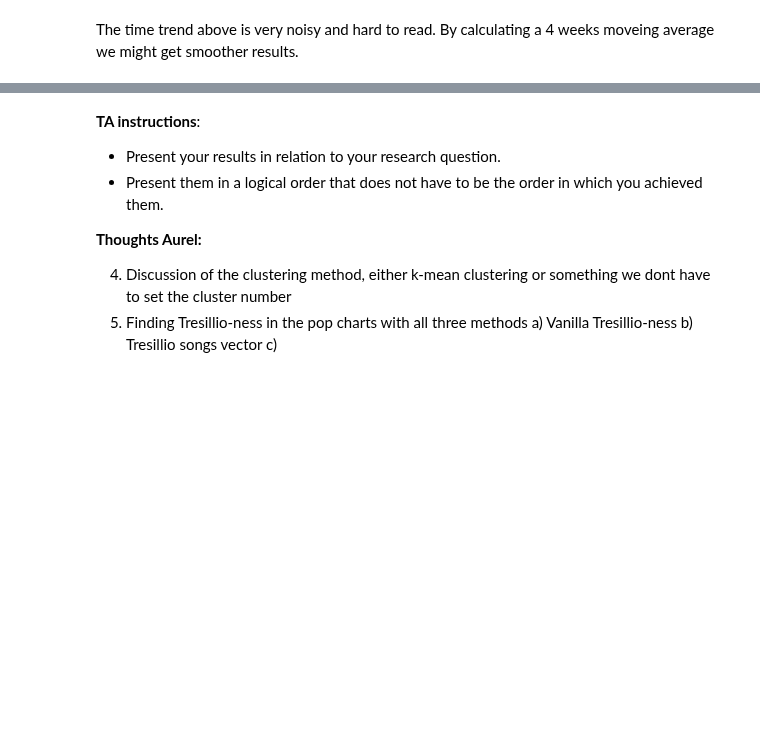
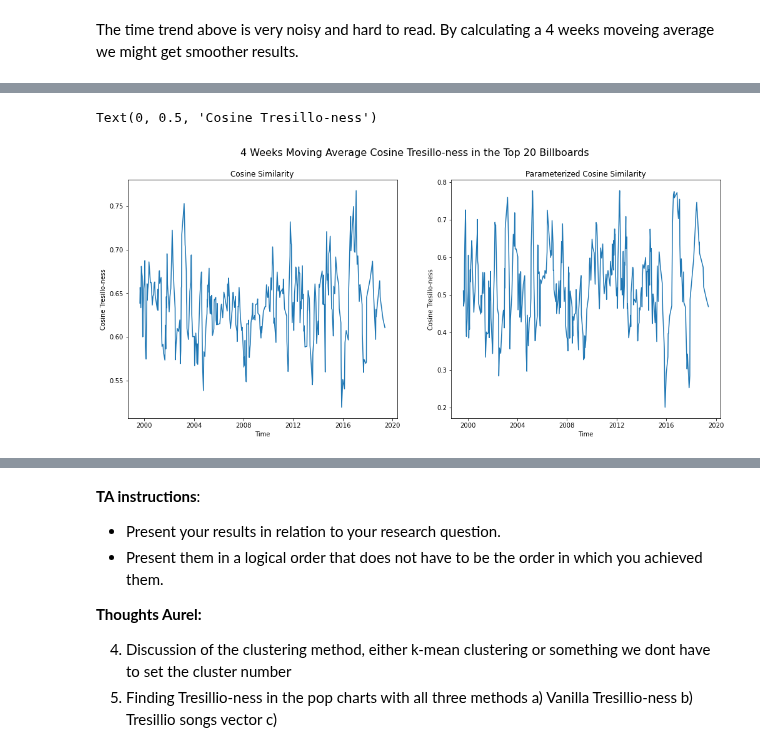
Before and after one commit to pushkarjajoria/Tresillo, a Jupyter notebook: src/milestone_3_sugessted_structure.ipynb, the cells around one changed output, grey strips where cells are left out. Cells and saved outputs as stored; diff of their text form; code cells hidden in the pictures; blank space fills up the shorter version.

```diff
--- a/src/milestone_3_sugessted_structure.ipynb
+++ b/src/milestone_3_sugessted_structure.ipynb
@@ -662,0 +680,19 @@ Text(0, 0.5, 'Cosine Tresillo-ness')
+# %%
+df_bilboard_merged_weekly['rolling_mean'] = df_bilboard_merged_weekly.iloc[:,1].rolling(window=4).mean()
+df_bilboard_merged_weekly_model['rolling_mean'] = df_bilboard_merged_weekly_model.iloc[:,1].rolling(window=4).mean()
+
+fig, (ax1, ax2) = plt.subplots(1, 2)
+fig.set_figheight(7)
+fig.set_figwidth(17)
+fig.suptitle('4 Weeks Moving Average Cosine Tresillo-ness in the Top 20 Billboards', fontsize=16)
+ax1.plot(pd.to_datetime(df_bilboard_merged_weekly.Week), df_bilboard_merged_weekly['rolling_mean'])
+ax1.set_title('Cosine Similarity')
+ax1.set_xlabel('Time')
+ax1.set_ylabel('Cosine Tresillo-ness')
+ax2.plot(pd.to_datetime(df_bilboard_merged_weekly_model.Week), df_bilboard_merged_weekly_model['rolling_mean'])
+ax2.set_title('Parameterized Cosine Similarity')
+ax2.set_xlabel('Time')
+ax2.set_ylabel('Cosine Tresillo-ness')
+# %% [output]
+Text(0, 0.5, 'Cosine Tresillo-ness')
+[figure, added]
```
Also changed, not shown: parts of 13 cells of this notebook, 2 other files.
